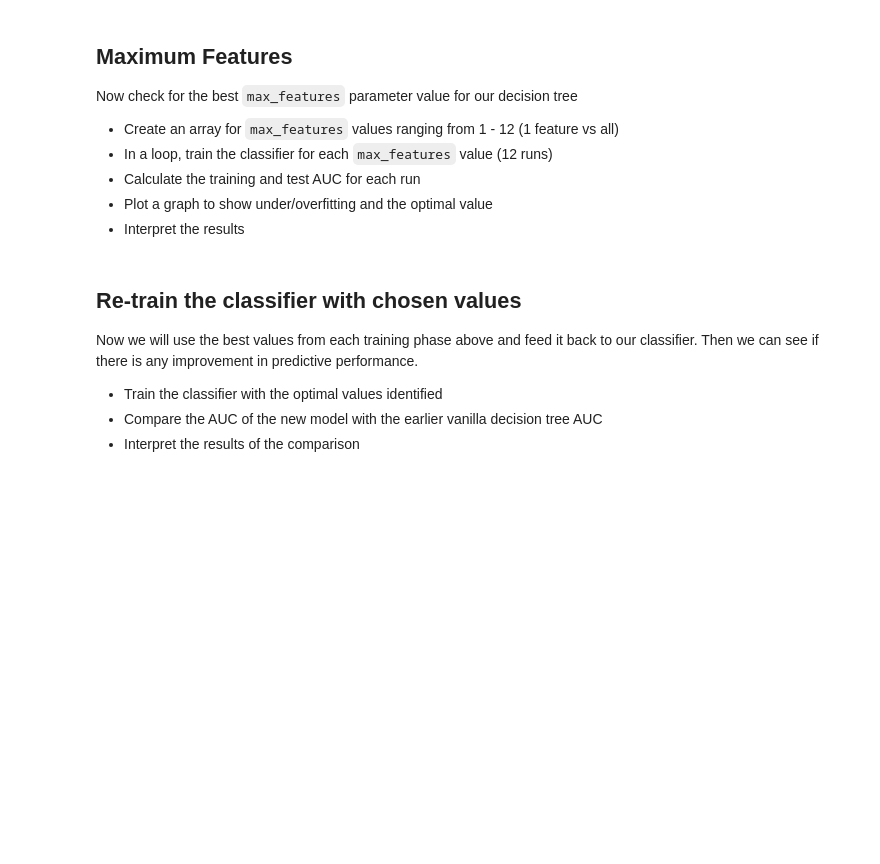
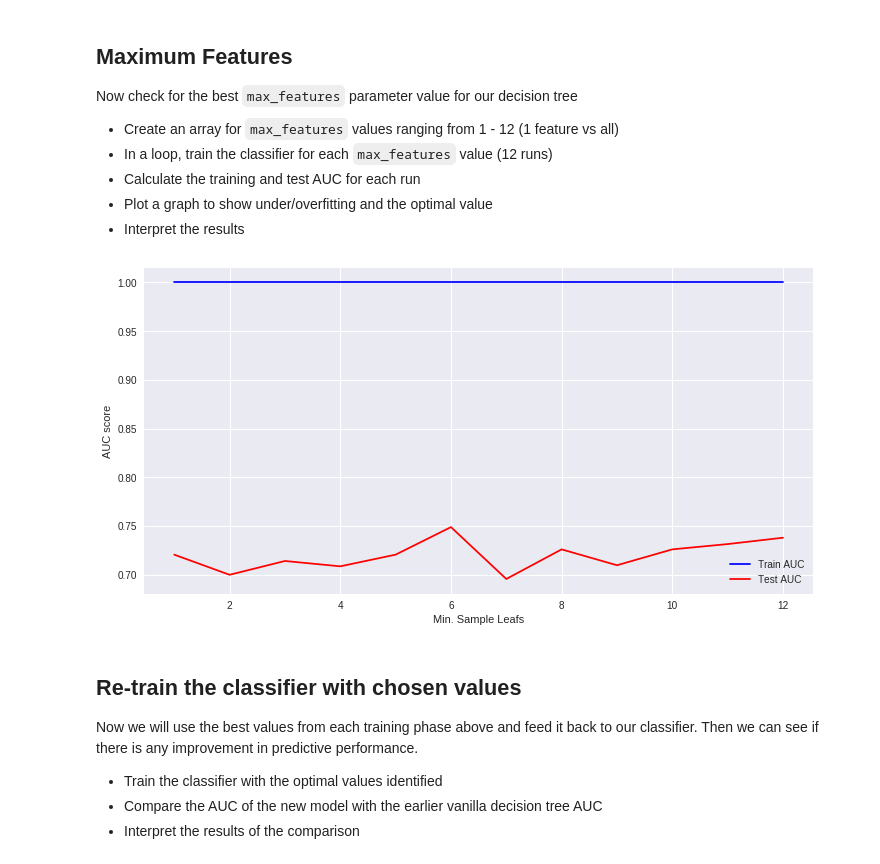
Before and after one commit to yagutaro/dsc-tuning-decision-trees-lab-hbs-ds-060120, a Jupyter notebook: index.ipynb, the cells around one changed output. Cells and saved outputs as stored; diff of their text form; code cells hidden in the pictures; blank space fills up the shorter version.

```diff
--- a/index.ipynb
+++ b/index.ipynb
@@ -227,27 +227,29 @@ Now check for the best `max_features` parameter value for our decision tree
 # %%
 # Find the best value for optimal maximum feature size
 max_features = list(range(1, X_train.shape[1]))
 train_results = []
 test_results = []
 for max_feature in max_features:
-   dt = DecisionTreeClassifier(criterion='entropy', max_feature=max_feature, random_state=SEED)
+   dt = DecisionTreeClassifier(criterion='entropy', max_features=max_feature, random_state=SEED)
    dt.fit(X_train, y_train)
    train_pred = dt.predict(X_train)
    false_positive_rate, true_positive_rate, thresholds = roc_curve(y_train, train_pred)
    roc_auc = auc(false_positive_rate, true_positive_rate)
    train_results.append(roc_auc)
    y_pred = dt.predict(X_test)
    false_positive_rate, true_positive_rate, thresholds = roc_curve(y_test, y_pred)
    roc_auc = auc(false_positive_rate, true_positive_rate)
    test_results.append(roc_auc)
 
 plt.figure(figsize=(12,6))
-plt.plot(min_samplmax_featurees_leafs, train_results, 'b', label='Train AUC')
-plt.plot(min_samples_leafs, test_results, 'r', label='Test AUC')
+plt.plot(max_features, train_results, 'b', label='Train AUC')
+plt.plot(max_features, test_results, 'r', label='Test AUC')
 plt.ylabel('AUC score')
 plt.xlabel('Min. Sample Leafs')
 plt.legend()
 plt.show()
+# %% [output]
+[figure, added]
 # %%
 # Your observations here
 # %% [markdown]
```
